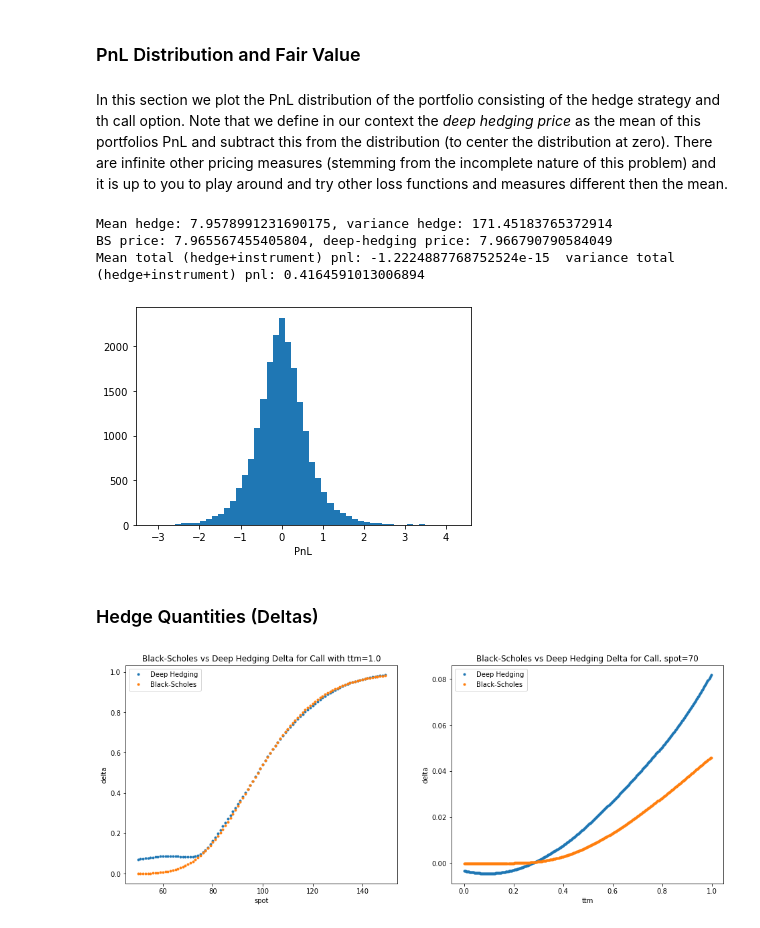
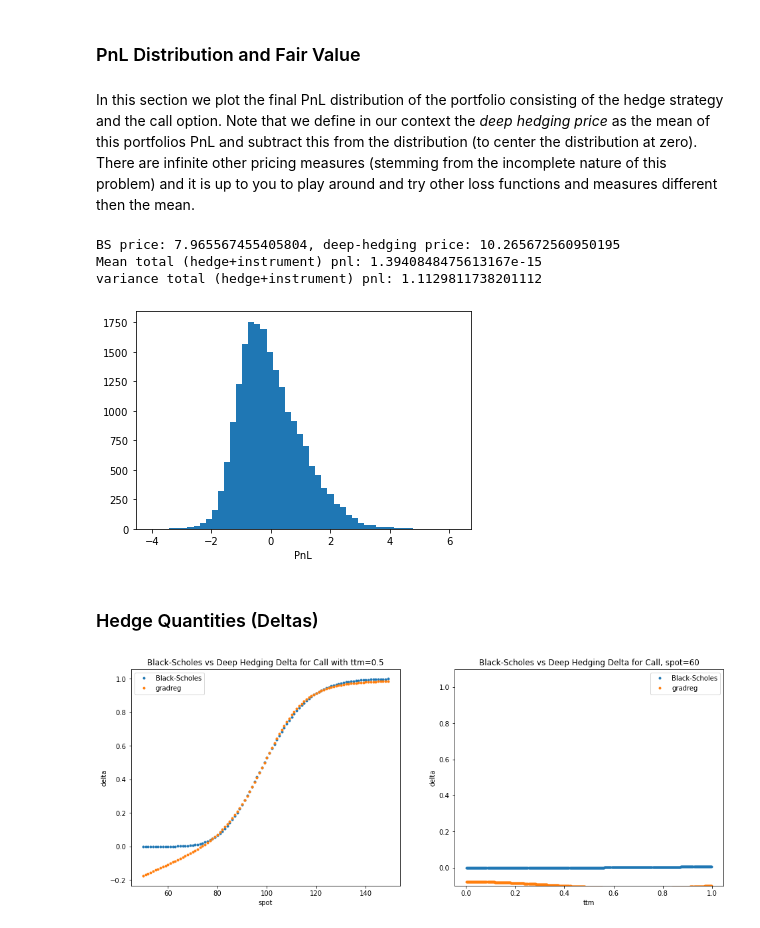
Before and after one commit to zafmah/ml_finance, a Jupyter notebook: deep_hedging/deep_hedging.ipynb, the cells around one changed output. Cells and saved outputs as stored; diff of their text form; code cells hidden in the pictures.

```diff
--- a/deep_hedging/deep_hedging.ipynb
+++ b/deep_hedging/deep_hedging.ipynb
@@ -92,16 +43,8 @@ def call_payoff(strike):
 vol = 0.2 #volatility of GBM
 strike = 100.0 # Call strike
 spot = 100.0 # initial spot
-ba_spread = 0.00 # bid-ask spread
+ba_spread = 0.01 # bid-ask spread
 ttm = 1.0 # time to maturity (equals T in formul above)
-
-np.random.seed(42)
-spot_bid, spot_ask, call_ttm, payoff = compute_data(ttm, n_timesteps=120, n_samples=20000,
-                                                    final_payoff=call_payoff(strike=strike), vol=vol,
-                                                    spot=spot, ba_spread=ba_spread)
-
-
-f_hedge=np.concatenate([(spot_bid+spot_ask)/(2.0*strike), call_ttm], axis=2) #the input for the neural network constructed later
 # %% [markdown]
 ## Problem formulation and network achitecture
 # %% [markdown]
@@ -304,3 +331,11 @@ SyntaxError: invalid syntax (<ipython-input-1-089f44578c27>, line 43)
+# %%
+np.random.seed(42)
+spot_bid, spot_ask, call_ttm, payoff, delta = compute_data(ttm, n_timesteps=120, n_samples=20000,
+                                                    final_payoff=call_payoff(strike=strike), vol=vol,
+                                                    spot=spot, ba_spread=ba_spread,strike=strike)
+
+f_hedge=np.concatenate([(spot_bid+spot_ask)/(2.0*strike), call_ttm], axis=2) #the input for the neural network constructed later
+df = np.ones(shape=(f_hedge.shape[0], f_hedge.shape[1], 1))# set discount factors to 1 (no discounting)
 # %% [markdown]
 ##  Loss functions
 # %% [markdown]
@@ -338,7 +371,12 @@ AttributeError: module 'tensorflow' has no attribute 'function'
 # %% [markdown]
 ## Training
 # %%
-nn_hedge = Hedger.create_model(n_times=f_hedge.shape[-2], n_features= f_hedge.shape[-1], layers = [{'units':10, 'activation':'tanh'},
-                                                             {'units':5, 'activation':'tanh'},
-                                                             {'units':1, 'activation':'linear'}])
+model_type ='gradreg' #'gradreg', 'plain', 'deltabase'
+
+nn_hedge = Hedger.create_model(n_times=f_hedge.shape[-2], n_features= f_hedge.shape[-1],
+                               model_type=model_type,
+                               reg_factor=100.0,
+                               layers = [{'units':10, 'activation':'tanh'},
+                                         {'units':5, 'activation':'tanh'},
+                                         {'units':1, 'activation':'linear'}])
 # %%
@@ -418,14 +462,14 @@ def get_statistics(models,)
 ### Load respective models (optional)
 You may either calibrate a model on your own or load one of two pretrained models by executing the cell below.
 # %%
-nn_hedge = tf.keras.models.load_model('model_0_variance_loss.h5', custom_objects={'variance_loss':variance_loss,
+nn_hedge = tf.keras.models.load_model('model_5_percent_spread.h5', custom_objects={'variance_loss':variance_loss,
                                                                                    'expected_shortfall_10pct': expected_shortfall_10pct}) # the model with no bid-ask spread
 #nn_hedge = tf.keras.models.load_model('model_10_variance_loss.h5', custom_objects={'variance_loss':variance_loss,
 #                                                                                   'expected_shortfall_10pct': expected_shortfall_10pct})
 # %% [markdown]
 ### PnL Distribution and Fair Value
 # %% [markdown]
-In this section we plot the PnL distribution of the portfolio consisting of the hedge strategy and th call option. Note that we define in our context the *deep hedging price* as the mean of this portfolios PnL and subtract this from the distribution (to center the distribution at zero). There are infinite other pricing measures (stemming from the incomplete nature of this problem) and it is up to you to play around and try other loss functions and measures different then the mean.
+In this section we plot the final PnL distribution of the portfolio consisting of the hedge strategy and the call option. Note that we define in our context the *deep hedging price* as the mean of this portfolios PnL and subtract this from the distribution (to center the distribution at zero). There are infinite other pricing measures (stemming from the incomplete nature of this problem) and it is up to you to play around and try other loss functions and measures different then the mean.
 # %%
 pnl = nn_hedge.predict([f_hedge[:,:-1,:], spot_bid, spot_ask,  df[:]])#
 price = np.mean(payoff-pnl[:,0,0]) # we define the product price as the mean of hedge-portfolio difference
@@ -433,14 +477,14 @@ plt.hist(payoff-pnl[:,0,0]-price, bins=50)
 plt.xlabel('PnL')
 
 bs_price, _ = compute_bs(spot, strike, ttm, vol, 0.0)
-print('Mean hedge: ' + str(np.mean(payoff[:])) + ', variance hedge: ' + str(np.var(payoff[:])))
 print('BS price: ' + str(bs_price) +', deep-hedging price: ' + str(price))
-print('Mean total (hedge+instrument) pnl: ' + str(np.mean(payoff-pnl[:,0,0]-price)), ' variance total (hedge+instrument) pnl: ' + str(np.var(payoff-pnl[:,0,0])))
+print('Mean total (hedge+instrument) pnl: ' + str(np.mean(payoff-pnl[:,0,0]-price)))
+print('variance total (hedge+instrument) pnl: ' + str(np.var(payoff-pnl[:,0,0])))
 # %% [output]
-Mean hedge: 7.9578991231690175, variance hedge: 171.45183765372914
-BS price: 7.965567455405804, deep-hedging price: 7.966790790584049
-Mean total (hedge+instrument) pnl: -1.2224887768752524e-15  variance total (hedge+instrument) pnl: 0.4164591013006894
+BS price: 7.965567455405804, deep-hedging price: 10.265672560950195
+Mean total (hedge+instrument) pnl: 1.3940848475613167e-15
+variance total (hedge+instrument) pnl: 1.1129811738201112
-[figure, old version]
+[figure, new version]
 # %% [markdown]
 ### Hedge Quantities (Deltas)
 # %%
@@ -448,8 +492,9 @@ hedge_model = Hedger.get_hedge_model(nn_hedge)
 # %%
 plt.figure(figsize=(16,6))
 plt.subplot(1,2,1)
-plot_delta_vs_spot(hedge_model, ttm=1.0)
+plot_delta_vs_spot(hedge_model, ttm=0.5, model_type=model_type)
 plt.subplot(1,2,2)
-plot_delta_vs_ttm(hedge_model, spot=70)
+plot_delta_vs_ttm(hedge_model, spot=60, model_type=model_type)
+plt.ylim((-0.1,1.1));
 # %% [output]
-[figure, old version]
+[figure, new version]
```
Also changed, not shown: parts of 26 cells of this notebook.
